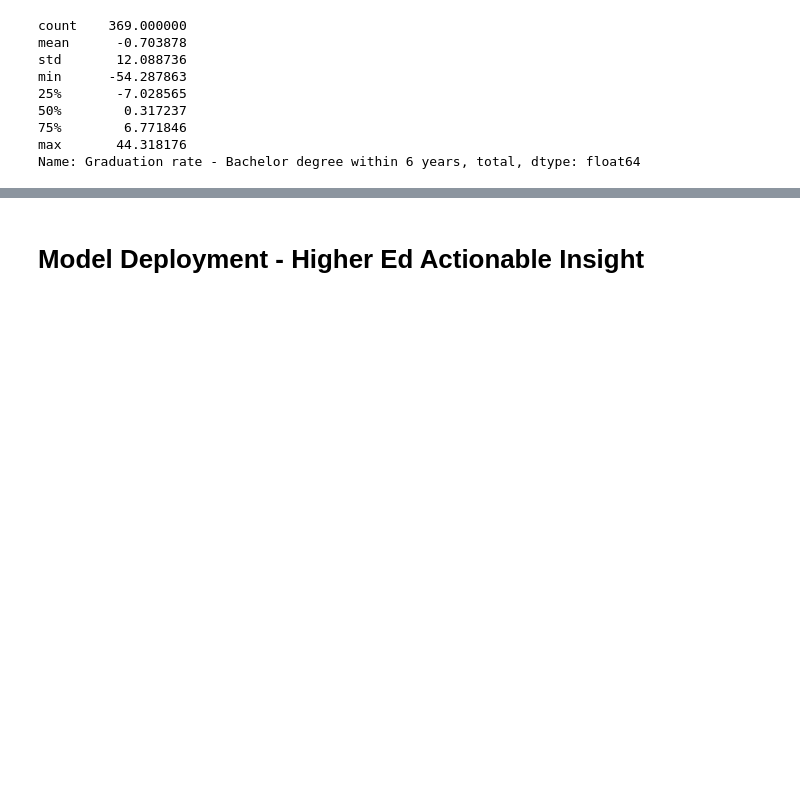
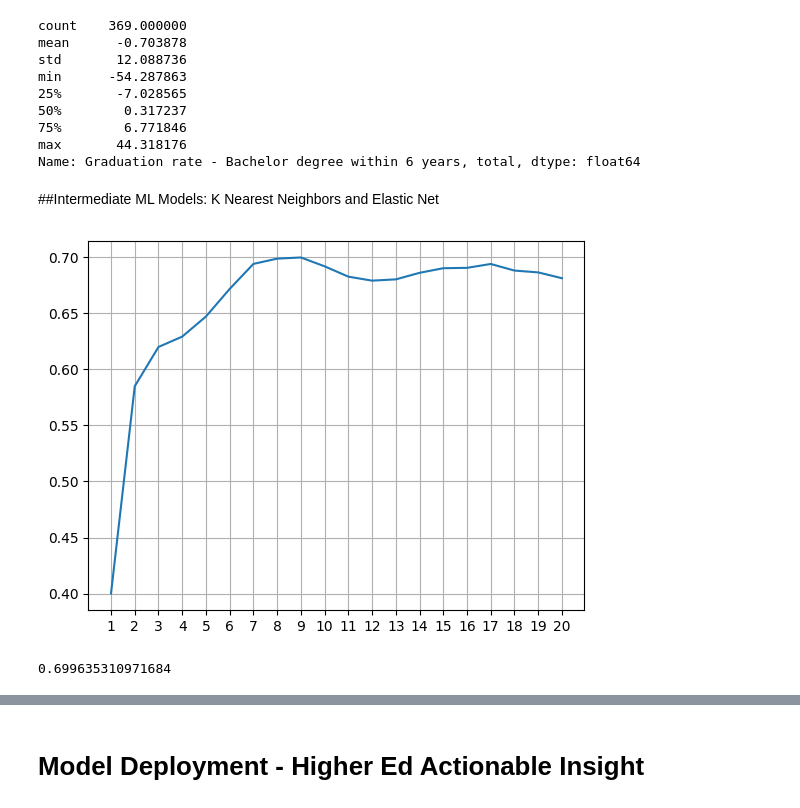
Before and after one commit to ksuaray/IRML---Regression-and-Classification, a Jupyter notebook: Regression_Baseline_Statistical_Model.ipynb, the cells around one changed output, grey strips where cells are left out. Saved outputs shown, nothing was run; the diff lists cells and outputs as text; code cells hidden in the pictures; blank space fills up the shorter version.

```diff
--- a/Regression_Baseline_Statistical_Model.ipynb
+++ b/Regression_Baseline_Statistical_Model.ipynb
@@ -497,3 +510,5 @@ min      -54.287863
 75%        6.771846
 max       44.318176
 Name: Graduation rate - Bachelor degree within 6 years, total, dtype: float64
+# %% [markdown]
+##Intermediate ML Models: K Nearest Neighbors and Elastic Net
@@ -499,0 +519,18 @@ Name: Graduation rate - Bachelor degree within 6 years, total, dtype: float64
+# %%
+r2y = []
+xx = np.linspace(1,20,20)
+for k in xx:
+  knn = neighbors.KNeighborsRegressor(n_neighbors=int(k))
+  knn.fit(X_train, y_train)
+  yk_pred = knn.predict(X_test)
+  r2y = r2y + [r2_score(y_test,yk_pred)]
+
+fig, ax = plt.subplots()
+ax.plot(xx,r2y)
+ax.grid(which="major")
+ax.xaxis.set_major_locator(FixedLocator([1,2,3,4,5,6,7,8,9,10,11,12,13,14,15,16,17,18,19,20]))
+plt.show()
+max(r2y)
+# %% [output]
+[figure, added]
+0.699635310971684
```
Also changed, not shown: parts of 20 cells of this notebook.
